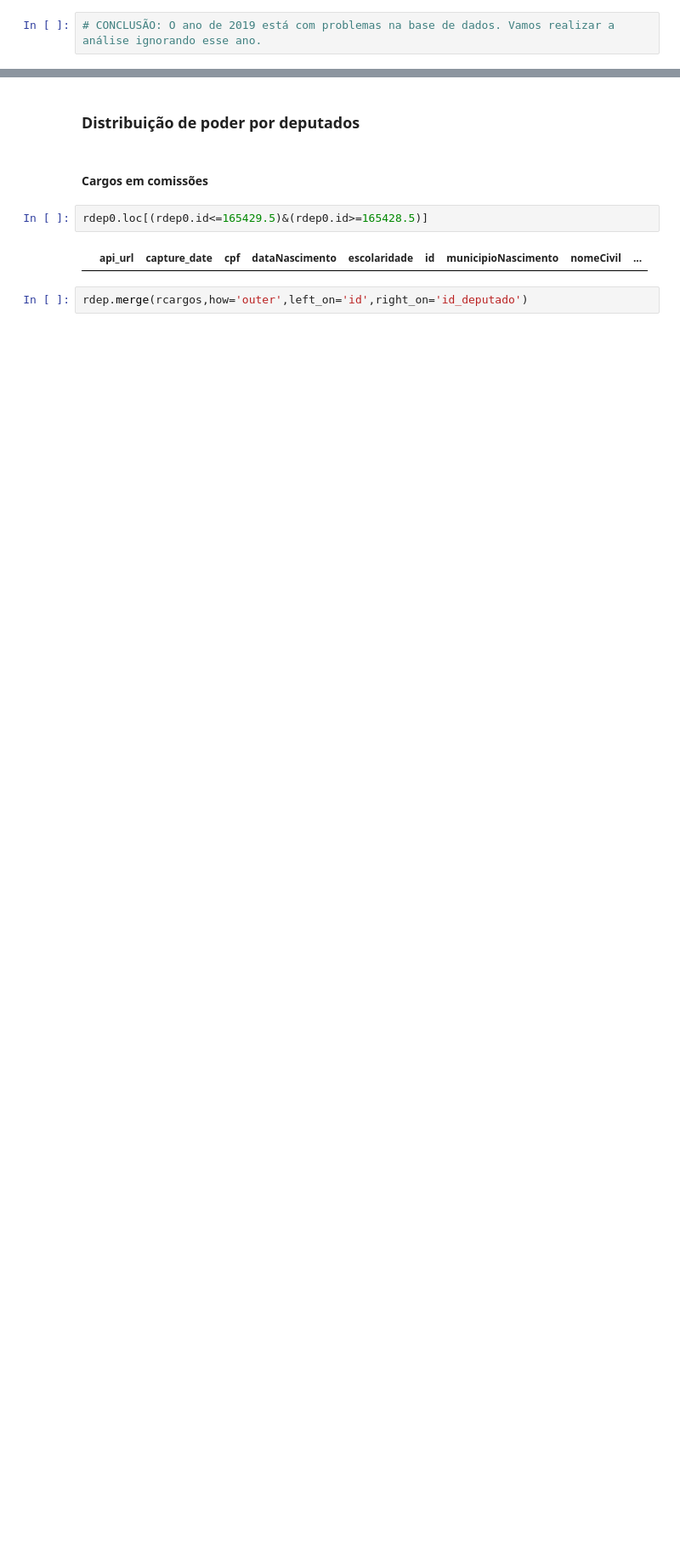
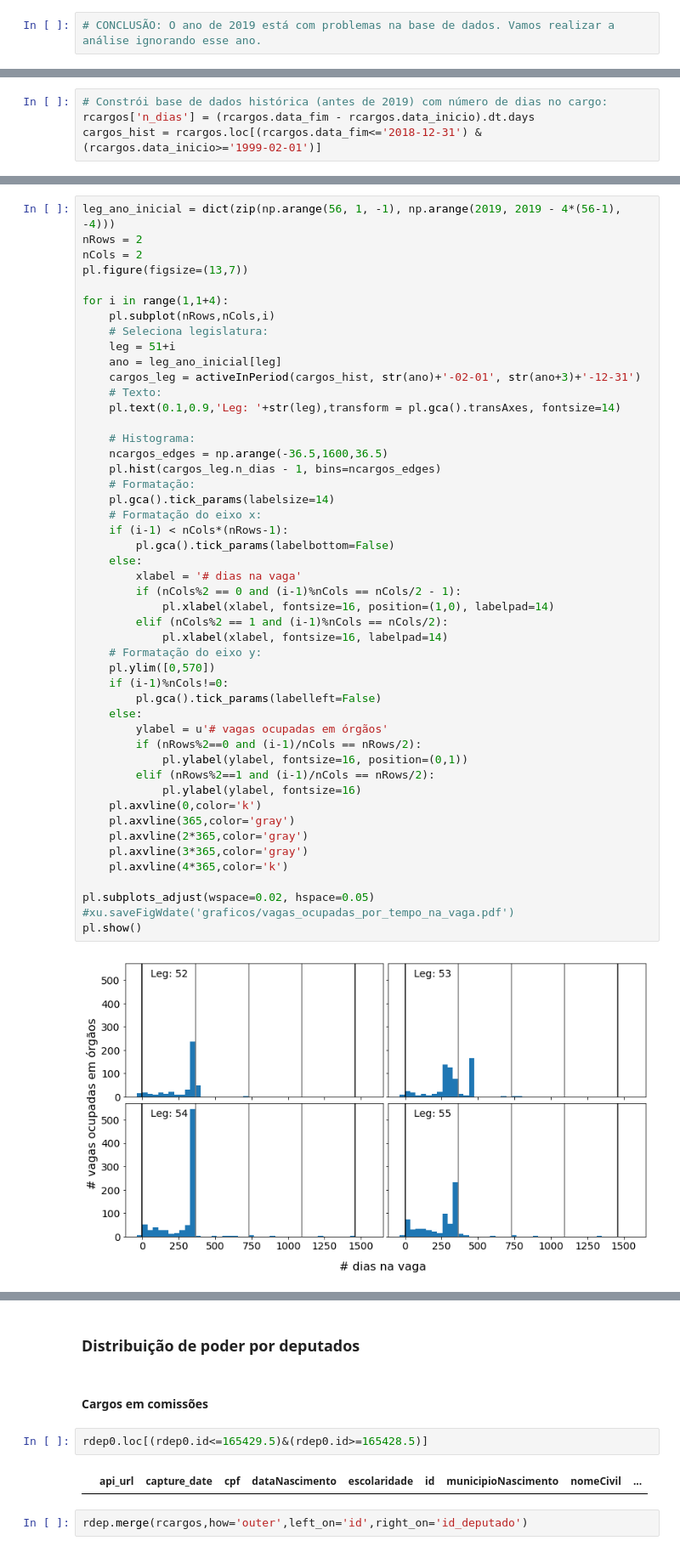
Before and after one commit to gabinete-compartilhado-acredito/100-dias-congresso, a Jupyter notebook: analises/cargos_e_liderancas.ipynb, the cells around one changed output, grey strips where cells are left out. Shown: that part at 85% size. Cells and saved outputs as stored; diff of their text form; blank space fills up the shorter version.

```diff
--- a/analises/cargos_e_liderancas.ipynb
+++ b/analises/cargos_e_liderancas.ipynb
@@ -371,0 +387,4 @@ pl.show()
+# %%
+# Constrói base de dados histórica (antes de 2019) com número de dias no cargo:
+rcargos['n_dias'] = (rcargos.data_fim - rcargos.data_inicio).dt.days
+cargos_hist = rcargos.loc[(rcargos.data_fim<='2018-12-31') & (rcargos.data_inicio>='1999-02-01')]
@@ -371,0 +409,50 @@ pl.show()
+# %%
+leg_ano_inicial = dict(zip(np.arange(56, 1, -1), np.arange(2019, 2019 - 4*(56-1), -4)))
+nRows = 2
+nCols = 2
+pl.figure(figsize=(13,7))
+
+for i in range(1,1+4):
+    pl.subplot(nRows,nCols,i)
+    # Seleciona legislatura:
+    leg = 51+i
+    ano = leg_ano_inicial[leg]
+    cargos_leg = activeInPeriod(cargos_hist, str(ano)+'-02-01', str(ano+3)+'-12-31')
+    # Texto:
+    pl.text(0.1,0.9,'Leg: '+str(leg),transform = pl.gca().transAxes, fontsize=14)
+
+    # Histograma:
+    ncargos_edges = np.arange(-36.5,1600,36.5)
+    pl.hist(cargos_leg.n_dias - 1, bins=ncargos_edges)
+    # Formatação:
+    pl.gca().tick_params(labelsize=14)
+    # Formatação do eixo x:
+    if (i-1) < nCols*(nRows-1):
+        pl.gca().tick_params(labelbottom=False)
+    else:
+        xlabel = '# dias na vaga'
+        if (nCols%2 == 0 and (i-1)%nCols == nCols/2 - 1):
+            pl.xlabel(xlabel, fontsize=16, position=(1,0), labelpad=14)
+        elif (nCols%2 == 1 and (i-1)%nCols == nCols/2):
+            pl.xlabel(xlabel, fontsize=16, labelpad=14)
+    # Formatação do eixo y:
+    pl.ylim([0,570])
+    if (i-1)%nCols!=0:
+        pl.gca().tick_params(labelleft=False)
+    else:
+        ylabel = u'# vagas ocupadas em órgãos'
+        if (nRows%2==0 and (i-1)/nCols == nRows/2):
+            pl.ylabel(ylabel, fontsize=16, position=(0,1))
+        elif (nRows%2==1 and (i-1)/nCols == nRows/2):
+            pl.ylabel(ylabel, fontsize=16)
+    pl.axvline(0,color='k')
+    pl.axvline(365,color='gray')
+    pl.axvline(2*365,color='gray')
+    pl.axvline(3*365,color='gray')
+    pl.axvline(4*365,color='k')
+
+pl.subplots_adjust(wspace=0.02, hspace=0.05)
+#xu.saveFigWdate('graficos/vagas_ocupadas_por_tempo_na_vaga.pdf')
+pl.show()
+# %% [output]
+[figure, added]
```
Also changed, not shown: parts of 30 cells of this notebook, 4 other files.
